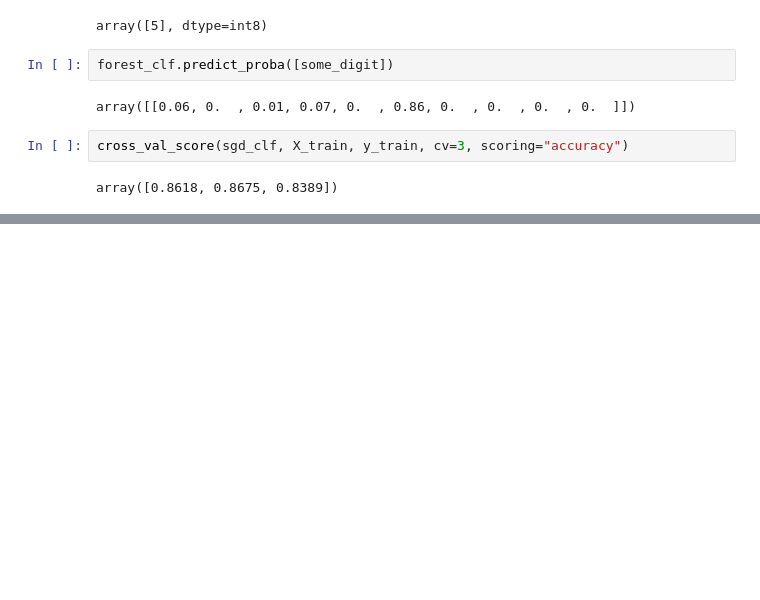
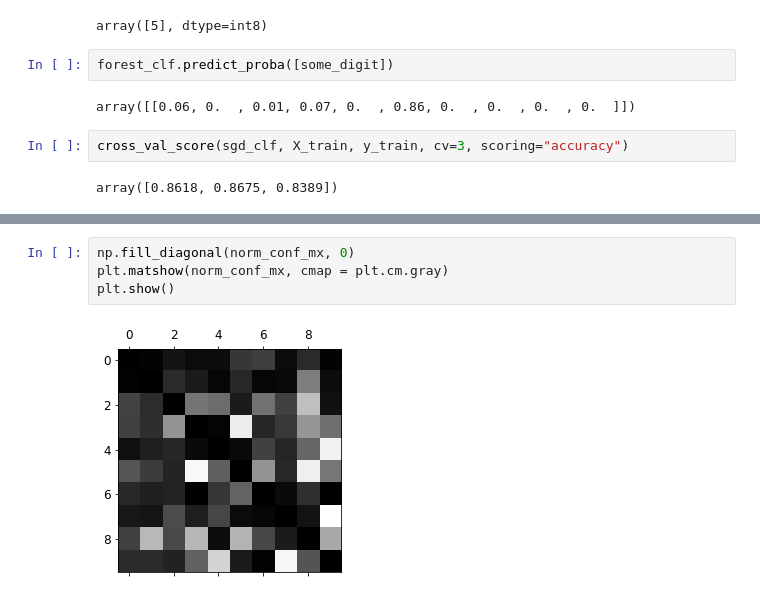
Before and after one commit to jacroyrees/MachineLearningBasics, a Jupyter notebook: MNIST-Classification.ipynb, the cells around one changed output, grey strips where cells are left out. Drawn from its saved outputs; the diff is of its cells as text; blank space fills up the shorter version.

```diff
--- a/MNIST-Classification.ipynb
+++ b/MNIST-Classification.ipynb
@@ -340,0 +383,6 @@ cross_value_score(sgd_clf, X_train_scaled)
+# %%
+np.fill_diagonal(norm_conf_mx, 0)
+plt.matshow(norm_conf_mx, cmap = plt.cm.gray)
+plt.show()
+# %% [output]
+[figure, added]
```
Also changed, not shown: parts of 13 cells of this notebook.
